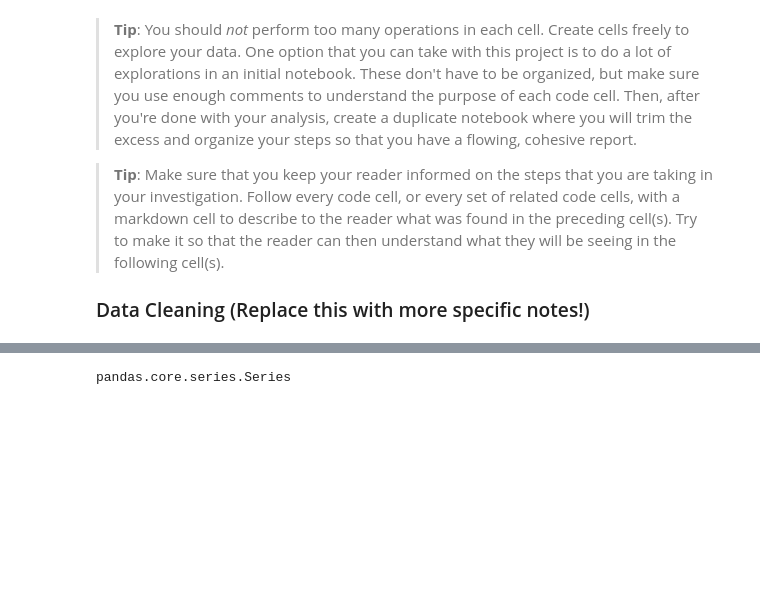
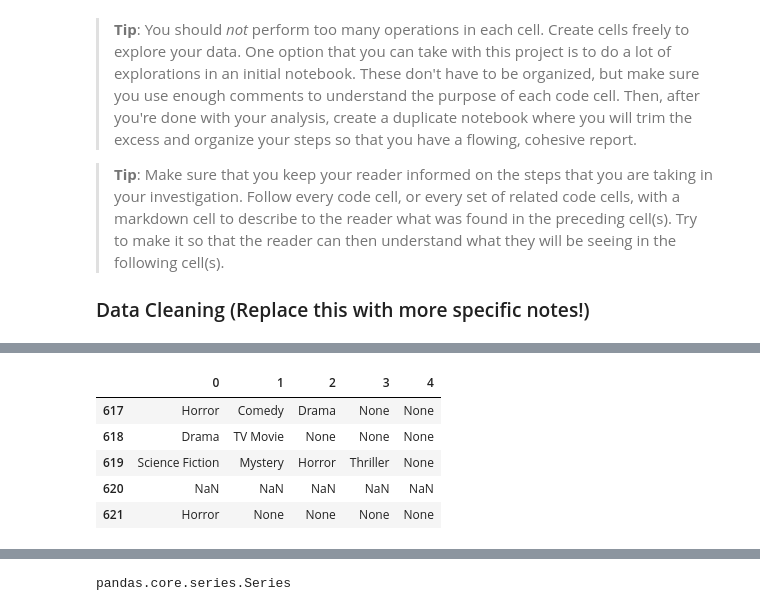
Before and after one commit to jamesl-github/udacity, a Jupyter notebook: nanodegree/data_analysis/Investigate_a_Dataset/investigate-a-dataset.ipynb, the cells around one changed output, grey strips where cells are left out. Saved outputs shown, nothing was run; the diff lists cells and outputs as text; code cells hidden in the pictures; blank space fills up the shorter version.

```diff
--- a/nanodegree/data_analysis/Investigate_a_Dataset/investigate-a-dataset.ipynb
+++ b/nanodegree/data_analysis/Investigate_a_Dataset/investigate-a-dataset.ipynb
@@ -232,0 +156,93 @@ print(datetime.now())
+# %%
+# After discussing the structure of the data and any problems that need to be
+#   cleaned, perform those cleaning steps in the second part of this section.
+
+#====================================================
+
+
+#========================
+# get hybrids
+# hybrids in 2018
+#hb_18 = df_18[df_18['fuel'].str.contains('/')]
+#hb_18
+#========================
+# create two copies of the 2008 hybrids dataframe
+#df1 = hb_08.copy()  # data on first fuel type of each hybrid vehicle
+#df2 = hb_08.copy()  # data on second fuel type of each hybrid vehicle
+#========================
+# columns to split by "/"
+#split_columns = ['fuel', 'air_pollution_score', 'city_mpg', 'hwy_mpg', 'cmb_mpg', 'greenhouse_gas_score']
+
+# apply split function to each column of each dataframe copy
+#for c in split_columns:
+#    df1[c] = df1[c].apply(lambda x: x.split("/")[0])
+#    df2[c] = df2[c].apply(lambda x: x.split("/")[1])
+#========================
+# this dataframe holds info for the FIRST fuel type of the hybrid
+# aka the values before the "/"s
+#df1
+#========================
+# this dataframe holds info for the SECOND fuel type of the hybrid
+# aka the values before the "/"s
+#df2
+#========================
+# combine dataframes
+#new_rows = df1.append(df2)
+
+# now we have separate rows for each fuel type of each vehicle!
+#new_rows
+#========================
+# https://stackoverflow.com/questions/14661701/how-to-drop-a-list-of-rows-from-pandas-dataframe
+# ^ see answer using 'take'
+
+# drop the original hybrid rows
+#df_08.drop(hb_08.index, inplace=True)
+
+# add in our newly separated rows
+#df_08 = df_08.append(new_rows, ignore_index=True)
+#========================
+# check that all the original hybrid rows with "/"s are gone
+#df_08[df_08['fuel'].str.contains('/')]
+#========================
+#df_08.shape
+#========================
+#these are null genres
+#424
+#620
+#997
+#1712
+#======================================================
+
+print(datetime.now())
+
+#df.iloc[620]["id"] == 361043
+df.query("id ==361043")
+
+# keep only those that are not null
+#criteria = ~(df['genres'].isnull())
+criteria = ~(df['id'].isnull())
+genres_df = df[ criteria ]["genres"].str.split("|", expand=True)
+
+if debugging:
+    print("-----------")
+    genres_df.head(622).tail()
+    print("-----------")
+
+genres_df = genres_df.stack().reset_index()
+
+if debugging:
+    genres_df
+    print("-----------")
+    genres_df[ (genres_df["level_0"] > 618) & (genres_df["level_0"] < 622) ]
+    print("-----------")
+
+genres_df.drop('level_0', axis=1, inplace=True)
+genres_df.drop('level_1', axis=1, inplace=True)
+
+genres_df.rename( columns={0: "genre"}, inplace=True )
+
+if debugging:
+    genres_df
+
+print(datetime.now())
+# %% [output]
@@ -232,0 +254,6 @@ print(datetime.now())
+|  | 0 | 1 | 2 | 3 | 4 |
+| 617 | Horror | Comedy | Drama | None | None |
+| 618 | Drama | TV Movie | None | None | None |
+| 619 | Science Fiction | Mystery | Horror | Thriller | None |
+| 620 | NaN | NaN | NaN | NaN | NaN |
+| 621 | Horror | None | None | None | None |
```
Also changed, not shown: parts of 23 cells of this notebook.
